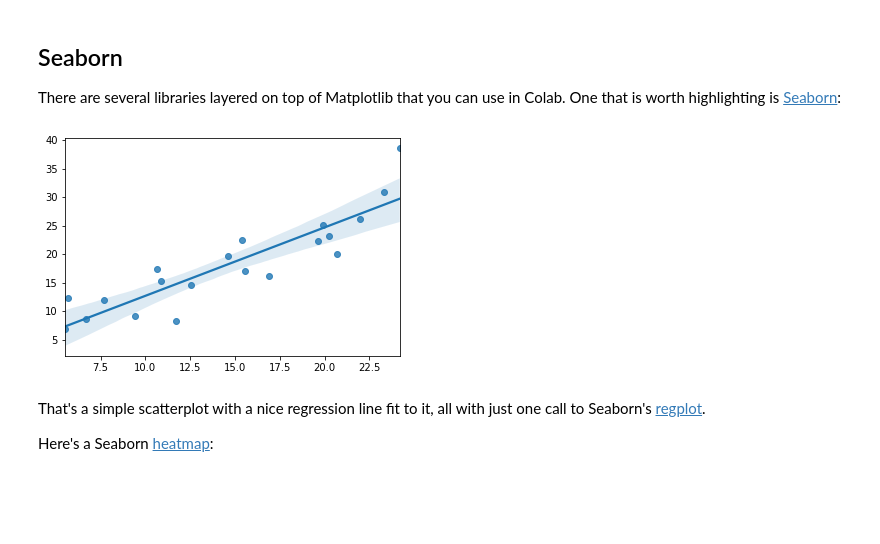
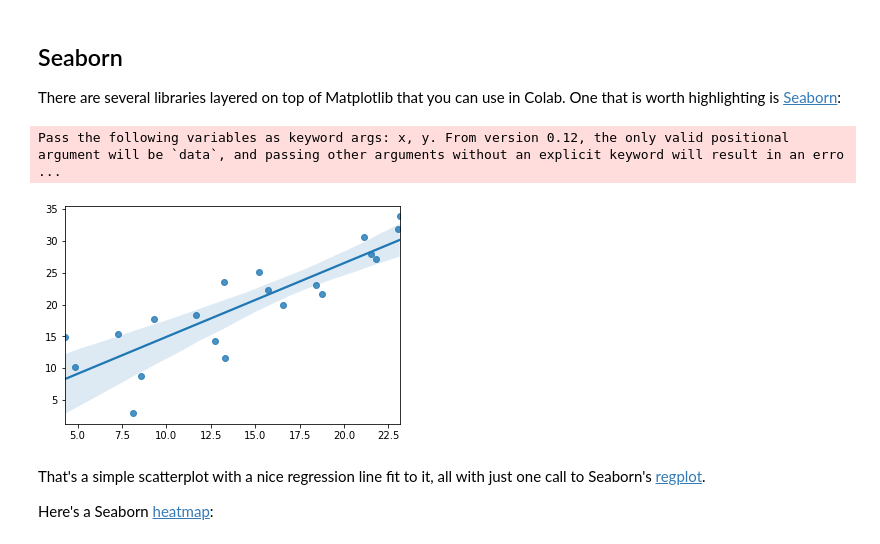
Before and after one commit to andreavillanes/AWS_Comprehend, a Jupyter notebook: UNALM_Clase_Visualizacion.ipynb, the cells around one changed output. Saved outputs shown, nothing was run; the diff lists cells and outputs as text; code cells hidden in the pictures; blank space fills up the shorter version.

```diff
--- a/UNALM_Clase_Visualizacion.ipynb
+++ b/UNALM_Clase_Visualizacion.ipynb
@@ -279,21 +279,28 @@ plt.show()
 ## Seaborn
 
 There are several libraries layered on top of Matplotlib that you can use in Colab. One that is worth highlighting is [Seaborn](http://seaborn.pydata.org):
-# %%
-import matplotlib.pyplot as plt
-import numpy as np
-import seaborn as sns
-
-# Generate some random data
-num_points = 20
-# x will be 5, 6, 7... but also twiddled randomly
-x = 5 + np.arange(num_points) + np.random.randn(num_points)
-# y will be 10, 11, 12... but twiddled even more randomly
-y = 10 + np.arange(num_points) + 5 * np.random.randn(num_points)
-sns.regplot(x, y)
-plt.show()
-# %% [output]
-[figure, removed]
+# %%
+import matplotlib.pyplot as plt
+import numpy as np
+import seaborn as sns
+
+# Generate some random data
+num_points = 20
+x = [4.29307484,  4.8738755,   7.296678 ,   8.10521613 , 8.55681163,  9.31820331,
+ 11.68097879, 13.25263617 ,12.76324107 ,13.28285274 ,15.69597969, 15.22244808,
+ 16.58275103, 18.39759951 ,18.75642408 ,21.5429478 , 21.14764565, 23.13477065,
+ 21.81378784, 23.02246677]
+
+y = [14.86111514, 10.25741618, 15.45311349,  2.96562311 , 8.78510795 ,17.76819849,
+ 18.31938233, 23.56867786, 14.32646198, 11.54254254, 22.32238873, 25.18431263,
+ 19.99509927, 23.10269476, 21.63957732, 27.95709748, 30.62856368, 33.87420806,
+ 27.08678633, 31.82381833]
+
+sns.regplot(x, y)
+plt.show()
+# %% [output]
+Pass the following variables as keyword args: x, y. From version 0.12, the only valid positional argument will be `data`, and passing other arguments without an explicit keyword will result in an erro ...
+[figure, added]
 # %% [markdown]
 That's a simple scatterplot with a nice regression line fit to it, all with just one call to Seaborn's [regplot](http://seaborn.pydata.org/generated/seaborn.regplot.html#seaborn.regplot).
 
```
Also changed, not shown: parts of 7 cells of this notebook.
